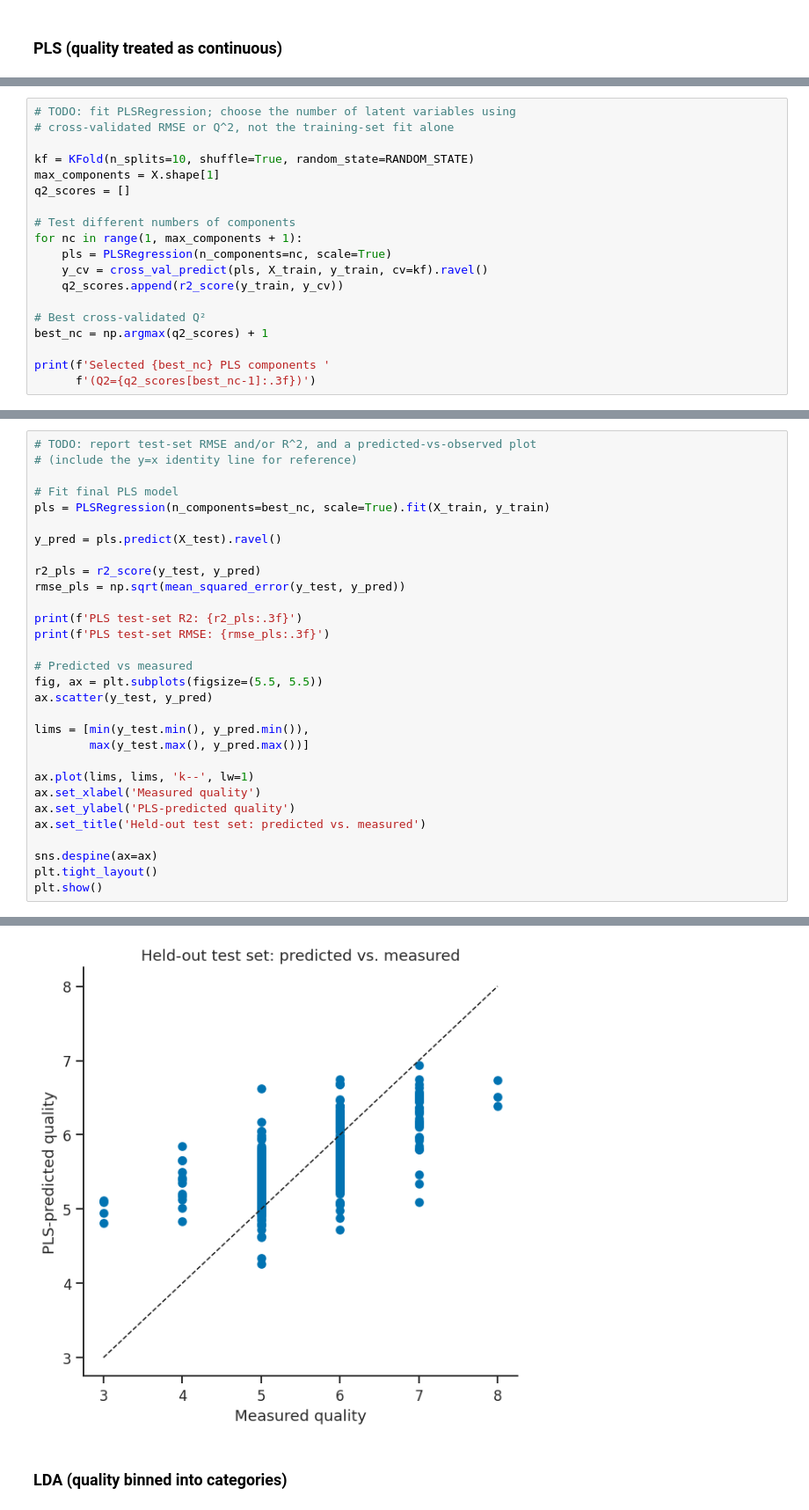
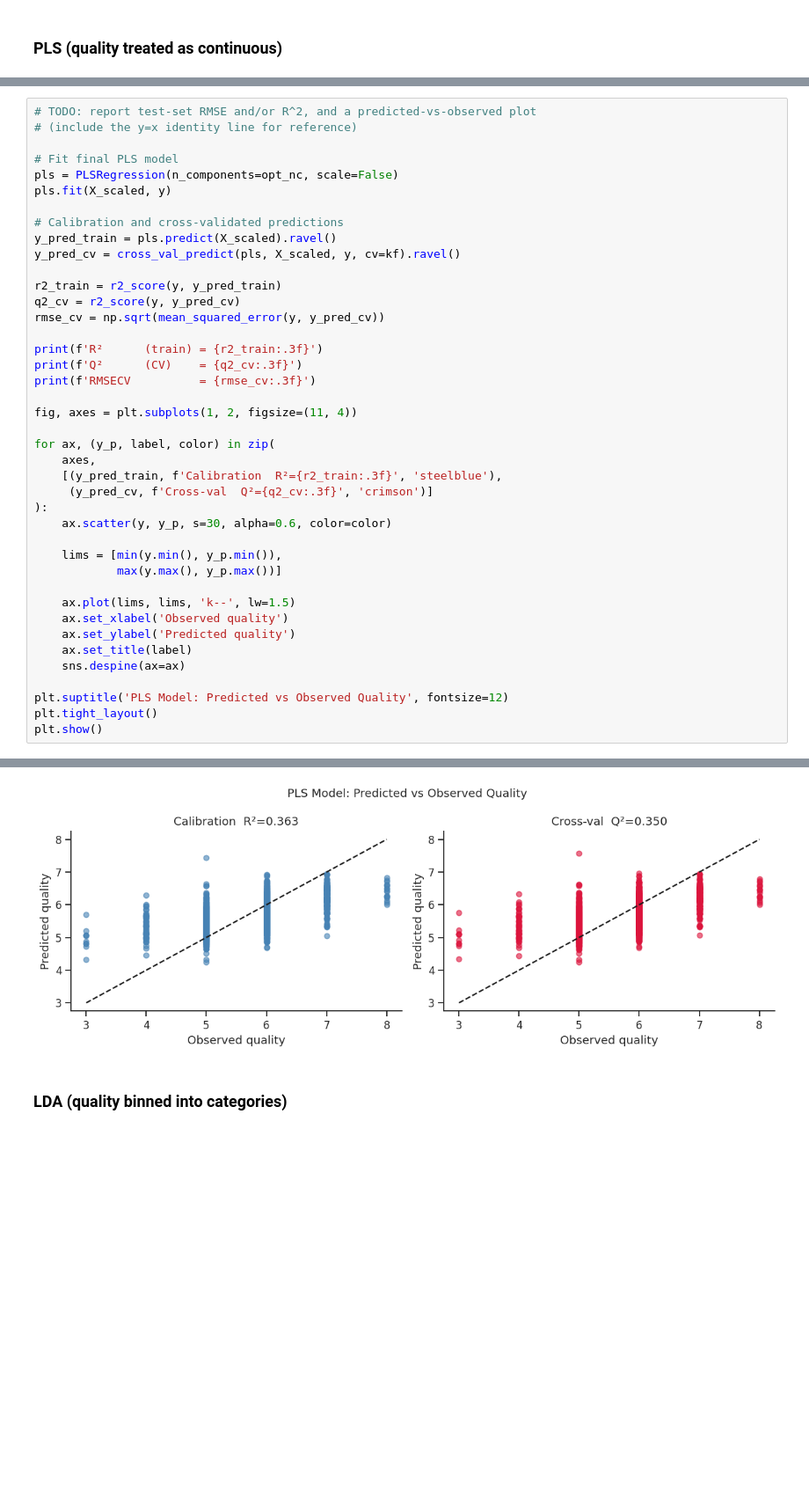
Before and after one commit to emilahlgren/1kb570_2026, a Jupyter notebook: Labs/02_modelling_wine_quality/starter_notebook.ipynb, the cells around one changed output, grey strips where cells are left out. Shown at 88% size. Saved outputs shown, nothing was run; the diff lists cells and outputs as text; blank space fills up the shorter version.

```diff
--- a/Labs/02_modelling_wine_quality/starter_notebook.ipynb
+++ b/Labs/02_modelling_wine_quality/starter_notebook.ipynb
@@ -280,19 +277,0 @@ X_train, X_test, y_train, y_test = train_test_split(
-# %%
-# TODO: fit PLSRegression; choose the number of latent variables using
-# cross-validated RMSE or Q^2, not the training-set fit alone
-
-kf = KFold(n_splits=10, shuffle=True, random_state=RANDOM_STATE)
-max_components = X.shape[1]
-q2_scores = []
-
-# Test different numbers of components
-for nc in range(1, max_components + 1):
-    pls = PLSRegression(n_components=nc, scale=True)
-    y_cv = cross_val_predict(pls, X_train, y_train, cv=kf).ravel()
-    q2_scores.append(r2_score(y_train, y_cv))
-
-# Best cross-validated Q²
-best_nc = np.argmax(q2_scores) + 1
-
-print(f'Selected {best_nc} PLS components '
-      f'(Q2={q2_scores[best_nc-1]:.3f})')
@@ -303,29 +321,40 @@ Selected 5 PLS components (Q2=0.326)
 # (include the y=x identity line for reference)
 
 # Fit final PLS model
-pls = PLSRegression(n_components=best_nc, scale=True).fit(X_train, y_train)
+pls = PLSRegression(n_components=opt_nc, scale=False)
+pls.fit(X_scaled, y)
 
-y_pred = pls.predict(X_test).ravel()
+# Calibration and cross-validated predictions
+y_pred_train = pls.predict(X_scaled).ravel()
+y_pred_cv = cross_val_predict(pls, X_scaled, y, cv=kf).ravel()
 
-r2_pls = r2_score(y_test, y_pred)
-rmse_pls = np.sqrt(mean_squared_error(y_test, y_pred))
+r2_train = r2_score(y, y_pred_train)
+q2_cv = r2_score(y, y_pred_cv)
+rmse_cv = np.sqrt(mean_squared_error(y, y_pred_cv))
 
-print(f'PLS test-set R2: {r2_pls:.3f}')
-print(f'PLS test-set RMSE: {rmse_pls:.3f}')
+print(f'R²      (train) = {r2_train:.3f}')
+print(f'Q²      (CV)    = {q2_cv:.3f}')
+print(f'RMSECV          = {rmse_cv:.3f}')
 
-# Predicted vs measured
-fig, ax = plt.subplots(figsize=(5.5, 5.5))
-ax.scatter(y_test, y_pred)
+fig, axes = plt.subplots(1, 2, figsize=(11, 4))
 
-lims = [min(y_test.min(), y_pred.min()),
-        max(y_test.max(), y_pred.max())]
+for ax, (y_p, label, color) in zip(
+    axes,
+    [(y_pred_train, f'Calibration  R²={r2_train:.3f}', 'steelblue'),
+     (y_pred_cv, f'Cross-val  Q²={q2_cv:.3f}', 'crimson')]
+):
+    ax.scatter(y, y_p, s=30, alpha=0.6, color=color)
 
-ax.plot(lims, lims, 'k--', lw=1)
-ax.set_xlabel('Measured quality')
-ax.set_ylabel('PLS-predicted quality')
-ax.set_title('Held-out test set: predicted vs. measured')
+    lims = [min(y.min(), y_p.min()),
+            max(y.max(), y_p.max())]
 
-sns.despine(ax=ax)
+    ax.plot(lims, lims, 'k--', lw=1.5)
+    ax.set_xlabel('Observed quality')
+    ax.set_ylabel('Predicted quality')
+    ax.set_title(label)
+    sns.despine(ax=ax)
+
+plt.suptitle('PLS Model: Predicted vs Observed Quality', fontsize=12)
 plt.tight_layout()
 plt.show()
 # %% [output]
@@ -334,4 +364,4 @@ PLS test-set RMSE: 0.632
-[figure, old version]
+[figure, new version]
 # %% [markdown]
 ### LDA (quality binned into categories)
 # %%
```
Also changed, not shown: parts of 8 cells of this notebook.
